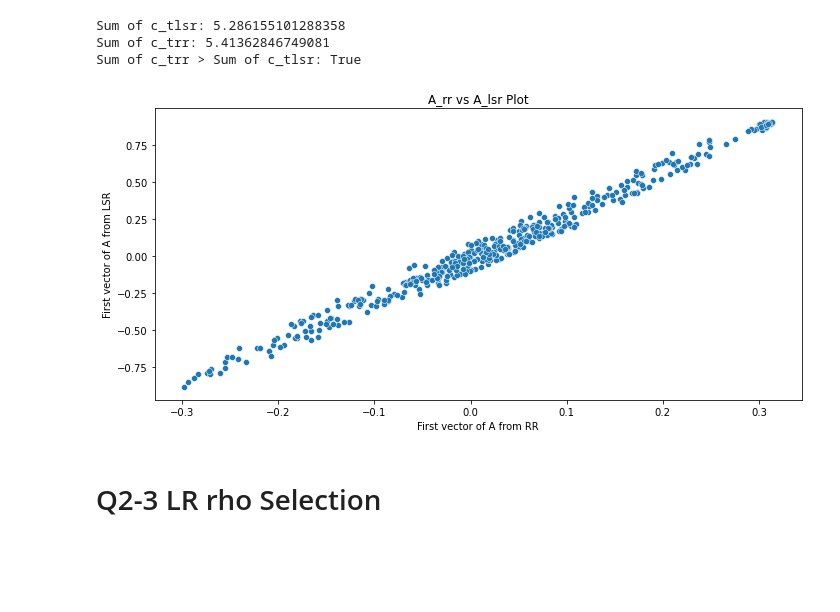
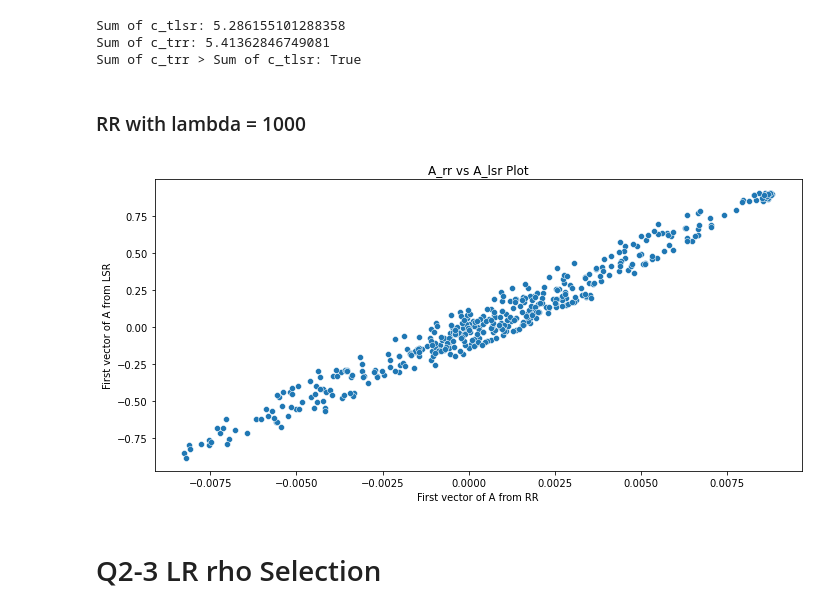
Before and after one commit to NoiRC256/mast30034_assignment_1, a Jupyter notebook: code/main.ipynb, the cells around one changed output. Drawn from its saved outputs; the diff is of its cells as text; code cells hidden in the pictures; blank space fills up the shorter version.

```diff
--- a/code/main.ipynb
+++ b/code/main.ipynb
@@ -528,25 +579,38 @@ print("Sum of c_trr > Sum of c_tlsr: " + str(sum_c_trr > sum_c_tlsr))
 Sum of c_tlsr: 5.286155101288358
 Sum of c_trr: 5.41362846749081
 Sum of c_trr > Sum of c_tlsr: True
+# %% [markdown]
+### RR with lambda = 1000
+# %%
+# Penalty parameter;
+lambda_hat_s = 1000 * V
+
+# Estimate A_rr;
+# A_rr = inv(DtD + lambda_hat*I) %*% DtX;
+A_rr_s = np.dot(np.linalg.pinv(DtD + lambda_hat_s * np.identity(6)), DtX)
+
+# Retrieve D_rr using A_lrr;
+# D_rr = X %*% t(A_rr);
+D_rr_s = np.dot(X, A_rr_s.transpose())
 # %%
 A_lsr_df = pd.DataFrame(A_lsr)
-A_rr_df = pd.DataFrame(A_rr)
+A_rr_s_df = pd.DataFrame(A_rr_s)
 # %%
-# Plot variance of each of the 441 variables (columns) from X;
+# Plot first vectors of A_lsr and A_rr
 
 fig, axes = plt.subplots(figsize=(10,5))
 
-sns.scatterplot(x=A_rr_df.T[0], y=A_lsr_df.T[0])
+sns.scatterplot(x=A_rr_s_df.T[0], y=A_lsr_df.T[0])
 axes.set_title("A_rr vs A_lsr Plot")
 axes.set_xlabel("First vector of A from RR")
 axes.set_ylabel("First vector of A from LSR")
 
 plt.tight_layout()
 plt.show()
 
 fig.figure.savefig(plot_dir + "RR_A_rr_vs_A_lsr.png", bbox_inches='tight')
 # %% [output]
-[figure, old version]
+[figure, new version]
 # %% [markdown]
 # Q2-3 LR rho Selection
 # %% [markdown]
```
Also changed, not shown: parts of 19 cells of this notebook, 5 other files.
